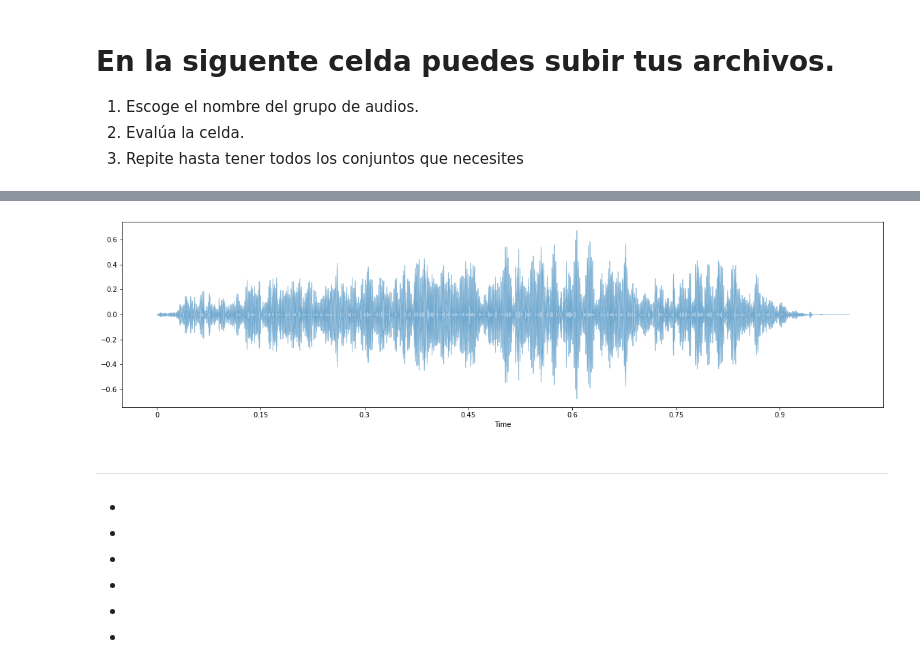
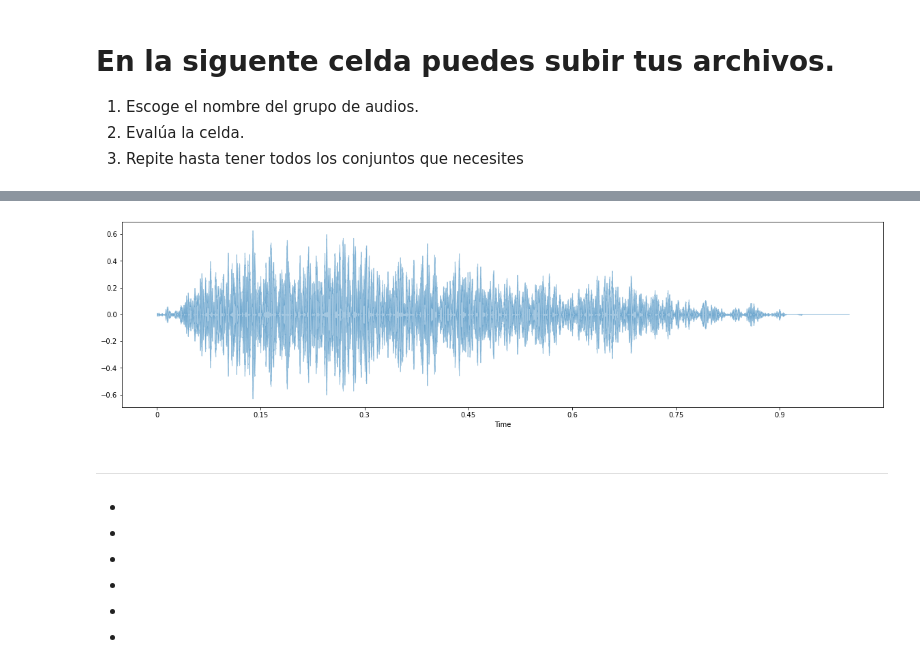
Before and after one commit to mezaga/ACIML, a Jupyter notebook: ACIML_seminario_prototype_final.ipynb, the cells around one changed output, grey strips where cells are left out. Saved outputs shown, nothing was run; the diff lists cells and outputs as text; code cells hidden in the pictures.

```diff
--- a/ACIML_seminario_prototype_final.ipynb
+++ b/ACIML_seminario_prototype_final.ipynb
@@ -43,12 +72,12 @@ track_num = []
 
 from google.colab import files
 #@ tectInserta
-text = 'am' #@param {type:"string"}
+text = 'askfg' #@param {type:"string"}
 #AUDIO_LOAD = []
 sr16k = 16000
 secs = 1
 uploaded = files.upload()
-track_num.append(len(uploaded))
+#track_num.append(len(uploaded))
 for idx, track in enumerate(uploaded.keys()):
   print(track)
   if track.endswith("wav"):
@@ -142,7 +190,7 @@ DATA_filt
 # %%
 #@title Visualización de datos { run: "auto" }
 ids = list(DATA_filt['id'])
-audio_viz = 'PCA' #@param ['PCA','F0', 'histogram']
+audio_viz = 'histogram' #@param ['PCA','F0', 'histogram']
 fig, ax = plt.subplots()
 fig.set_size_inches([12,5])
 if audio_viz == 'histogram':
@@ -314,9 +367,9 @@ IPython.display.display(IPython.display.Audio(latent_search(track, DATA_filt, Xw
 # %%
 #@title Interpolación { run: "auto" }
-audio = 'am60' #@param {type:"string"}
-audio2 = 'fm60' #@param {type:"string"}
+audio = 'askfg0' #@param {type:"string"}
+audio2 = 'askfg165' #@param {type:"string"}
 
-porcentaje_de_cambio = 4 #@param {type:"slider", min:1, max:10, step:1}
+porcentaje_de_cambio = 1 #@param {type:"slider", min:1, max:10, step:1}
 fig, ax = plt.subplots()
 fig.set_figwidth(20)
 fig.set_figheight(5)
@@ -339,5 +392,5 @@ IPython.display.display(IPython.display.Audio(inter, rate = sr16k))
 [interactive output not drawn]
-[figure, old version]
+[figure, new version]
 # %% [markdown]
 ******
 *
```
Also changed, not shown: parts of 12 cells of this notebook.
